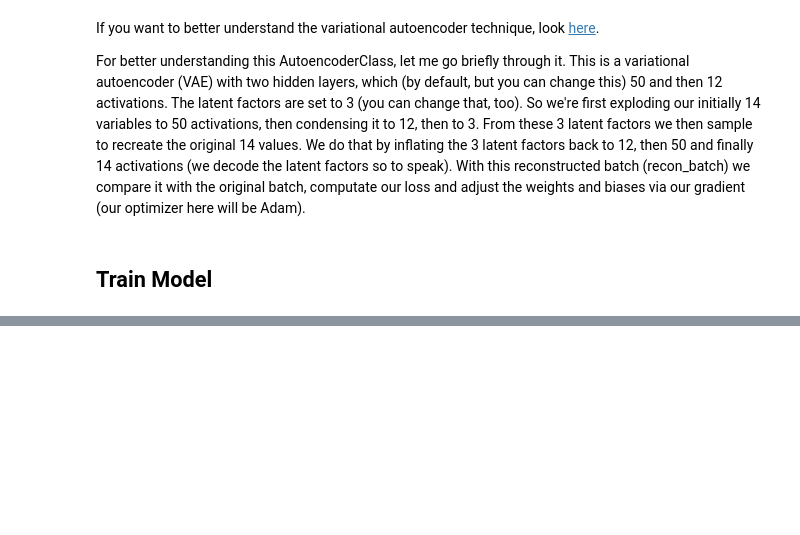
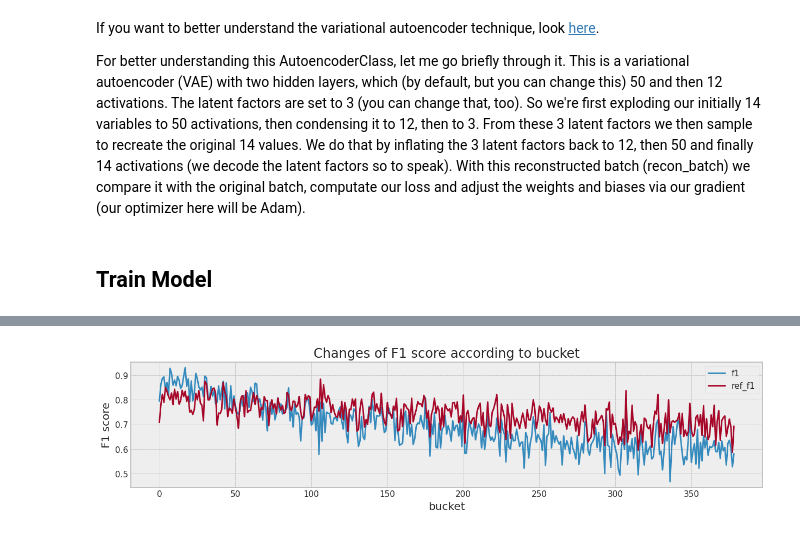
Before and after one commit to dolmani38/concept_drift, a Jupyter notebook: 2021-03-14-tabular-data-variational-autoencoder.ipynb, the cells around one changed output, grey strips where cells are left out. Saved outputs shown, nothing was run; the diff lists cells and outputs as text; code cells hidden in the pictures; blank space fills up the shorter version.

```diff
--- a/2021-03-14-tabular-data-variational-autoencoder.ipynb
+++ b/2021-03-14-tabular-data-variational-autoencoder.ipynb
@@ -343,0 +553,5 @@ z = q.rsample(sample_shape=torch.Size([no_samples]))
+# %%
+from sklearn.metrics import r2_score,precision_recall_fscore_support,f1_score
+predicted_y = ref_model(X_test)
+f1 = f1_score(y_test.cpu().data.numpy(),(predicted_y.cpu().data.numpy()> 0.5).astype(float))
+print('feature 5, test_f1',f1)
@@ -343,0 +599,13 @@ z = q.rsample(sample_shape=torch.Size([no_samples]))
+# %%
+from sklearn.feature_selection import mutual_info_regression
+
+def make_mi_scores(X, y, discrete_features):
+    mi_scores = mutual_info_regression(X, y, discrete_features=discrete_features)
+    mi_scores = pd.Series(mi_scores, name="MI Scores", index=X.columns)
+    mi_scores = mi_scores.sort_values(ascending=False)
+    return mi_scores
+# %%
+columns=['x0','x1','x2','x3','z0']
+X = pd.DataFrame(x,columns=columns)
+mi_scores = make_mi_scores(X, y, discrete_features="auto")
+print(mi_scores)
@@ -343,0 +619,64 @@ z = q.rsample(sample_shape=torch.Size([no_samples]))
+# %%
+result_table3 = {}
+result_table3['lambda']=[]
+result_table3['test_f1']=[]
+result_table3['init_f1']=[]
+result_table3['mean_f1']=[]
+result_table3['last_f1']=[]
+result_table3['MI(y^,z)']=[]
+
+XT = X[2000:][['x0','x1','x2','x3','z0']]
+yT = y[2000:]
+
+bucket_size_array=[100]
+
+for bucket_size in bucket_size_array:
+    bucket_count = int(XT.shape[0]/bucket_size)-1
+    f1s = {}
+    f1s['f1'] = []
+    f1s['ref_f1'] = []
+
+    dfs = {}
+    for col in columns:
+        dfs[col] = []
+
+    for bk in tqdm(range(bucket_count)):
+        tmp_x = torch.tensor(XT[bk*bucket_size:bk*bucket_size+bucket_size].values, dtype=torch.float32).to(device)
+        predicted_y = classifier_model(tmp_x)
+        predicted_y = (predicted_y.cpu().data.numpy()> 0.5).astype(float)
+
+        ref_y = ref_model(tmp_x)
+        ref_y = (ref_y.cpu().data.numpy()> 0.5).astype(float)
+
+        f1_ = f1_score(yT[bk*bucket_size:bk*bucket_size+bucket_size],predicted_y)
+        rf1 = f1_score(yT[bk*bucket_size:bk*bucket_size+bucket_size],ref_y)
+        f1s['f1'].append(f1_)
+        f1s['ref_f1'].append(rf1)
+        ks = __ks_drift(X[0:1800].values,X[bk*bucket_size+2000:bk*bucket_size+bucket_size+2000].values)
+        for ix,col in enumerate(columns):
+            dfs[col].append(ks[:,0][ix])
+
+    df_f1s = pd.DataFrame(f1s)
+    df_f1s.plot(figsize=(15,3))
+    plt.ylabel('F1 score')
+    plt.xlabel('bucket')
+    plt.title('Changes of F1 score according to bucket')
+    plt.show()
+
+    df_drifts = pd.DataFrame(dfs)
+    df_drifts.plot(figsize=(15,3))
+    plt.ylabel('Drift')
+    plt.xlabel('bucket')
+    plt.title('Changes of Drift according to bucket')
+    plt.show()
+
+result_table3['lambda'].append('Case #1 Feature 5')
+result_table3['test_f1'].append(f1)
+result_table3['init_f1'].append(f1s['f1'][0])
+result_table3['mean_f1'].append(np.mean(f1s['f1']))
+result_table3['last_f1'].append(f1s['f1'][-1])
+result_table3['MI(y^,z)'].append(mi_scores['z0'])
+
+pd.DataFrame(result_table3)
+# %% [output]
+[figure, added]
```
Also changed, not shown: parts of 62 cells of this notebook.
